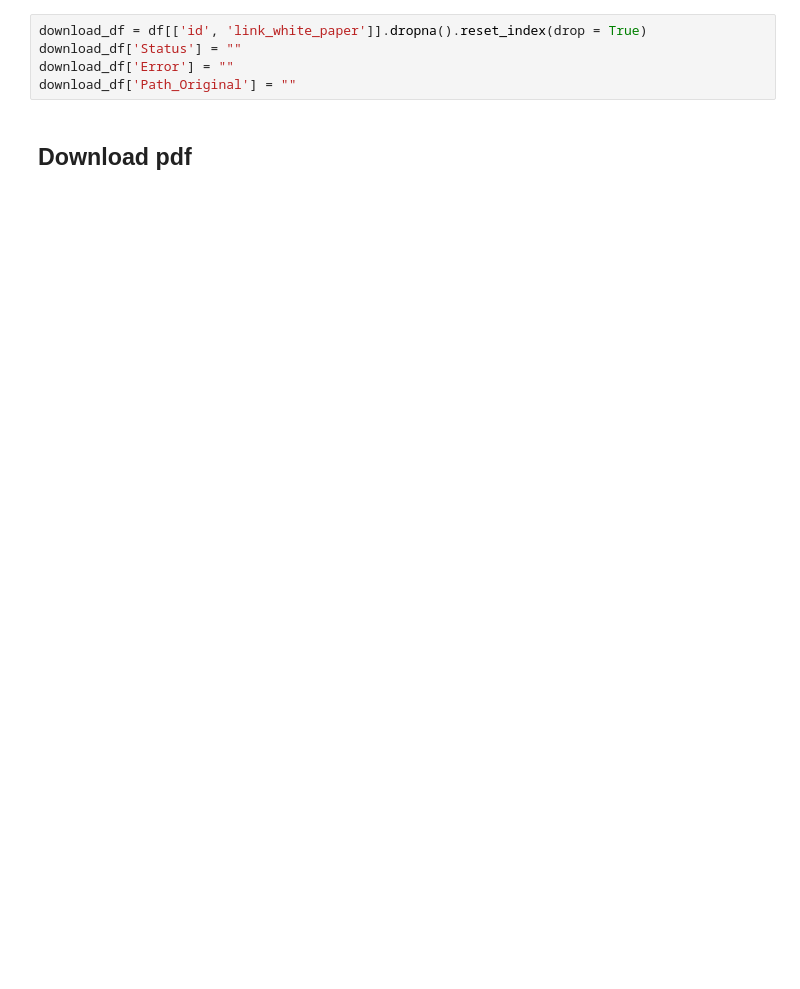
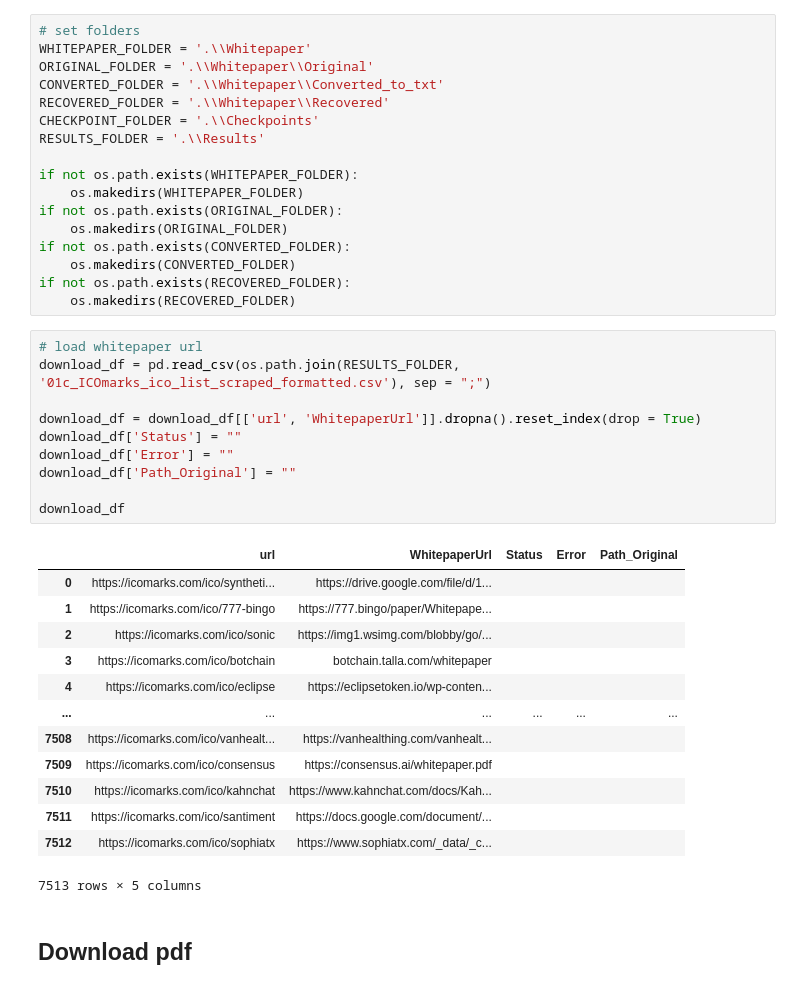
Before and after one commit to AleBitetto/ICOs, a Jupyter notebook: Download and parse whitepapers.ipynb, the cells around one changed output. Drawn from its saved outputs; the diff is of its cells as text; blank space fills up the shorter version.

Commit message:
checkpoint

```diff
--- a/Download and parse whitepapers.ipynb
+++ b/Download and parse whitepapers.ipynb
@@ -30,8 +16,44 @@ df
+# %%
+# set folders
+WHITEPAPER_FOLDER = '.\\Whitepaper'
+ORIGINAL_FOLDER = '.\\Whitepaper\\Original'
+CONVERTED_FOLDER = '.\\Whitepaper\\Converted_to_txt'
+RECOVERED_FOLDER = '.\\Whitepaper\\Recovered'
+CHECKPOINT_FOLDER = '.\\Checkpoints'
+RESULTS_FOLDER = '.\\Results'
+
+if not os.path.exists(WHITEPAPER_FOLDER):
+    os.makedirs(WHITEPAPER_FOLDER)
+if not os.path.exists(ORIGINAL_FOLDER):
+    os.makedirs(ORIGINAL_FOLDER)
+if not os.path.exists(CONVERTED_FOLDER):
+    os.makedirs(CONVERTED_FOLDER)
+if not os.path.exists(RECOVERED_FOLDER):
+    os.makedirs(RECOVERED_FOLDER)
 # %%
-download_df = df[['id', 'link_white_paper']].dropna().reset_index(drop = True)
+# load whitepaper url
+download_df = pd.read_csv(os.path.join(RESULTS_FOLDER, '01c_ICOmarks_ico_list_scraped_formatted.csv'), sep = ";")
+
+download_df = download_df[['url', 'WhitepaperUrl']].dropna().reset_index(drop = True)
 download_df['Status'] = ""
 download_df['Error'] = ""
 download_df['Path_Original'] = ""
+
+download_df
+# %% [output]
+|  | url | WhitepaperUrl | Status | Error | Path_Original |
+| 0 | https://icomarks.com/ico/syntheti... | https://drive.google.com/file/d/1... |  |  |  |
+| 1 | https://icomarks.com/ico/777-bingo | https://777.bingo/paper/Whitepape... |  |  |  |
+| 2 | https://icomarks.com/ico/sonic | https://img1.wsimg.com/blobby/go/... |  |  |  |
+| 3 | https://icomarks.com/ico/botchain | botchain.talla.com/whitepaper |  |  |  |
+| 4 | https://icomarks.com/ico/eclipse | https://eclipsetoken.io/wp-conten... |  |  |  |
+| ... | ... | ... | ... | ... | ... |
+| 7508 | https://icomarks.com/ico/vanhealt... | https://vanhealthing.com/vanhealt... |  |  |  |
+| 7509 | https://icomarks.com/ico/consensus | https://consensus.ai/whitepaper.pdf |  |  |  |
+| 7510 | https://icomarks.com/ico/kahnchat | https://www.kahnchat.com/docs/Kah... |  |  |  |
+| 7511 | https://icomarks.com/ico/santiment | https://docs.google.com/document/... |  |  |  |
+| 7512 | https://icomarks.com/ico/sophiatx | https://www.sophiatx.com/_data/_c... |  |  |  |
+7513 rows × 5 columns
 # %% [markdown]
 ## Download pdf
 # %%
```
Also changed, not shown: parts of 10 cells of this notebook, 1 other file.
